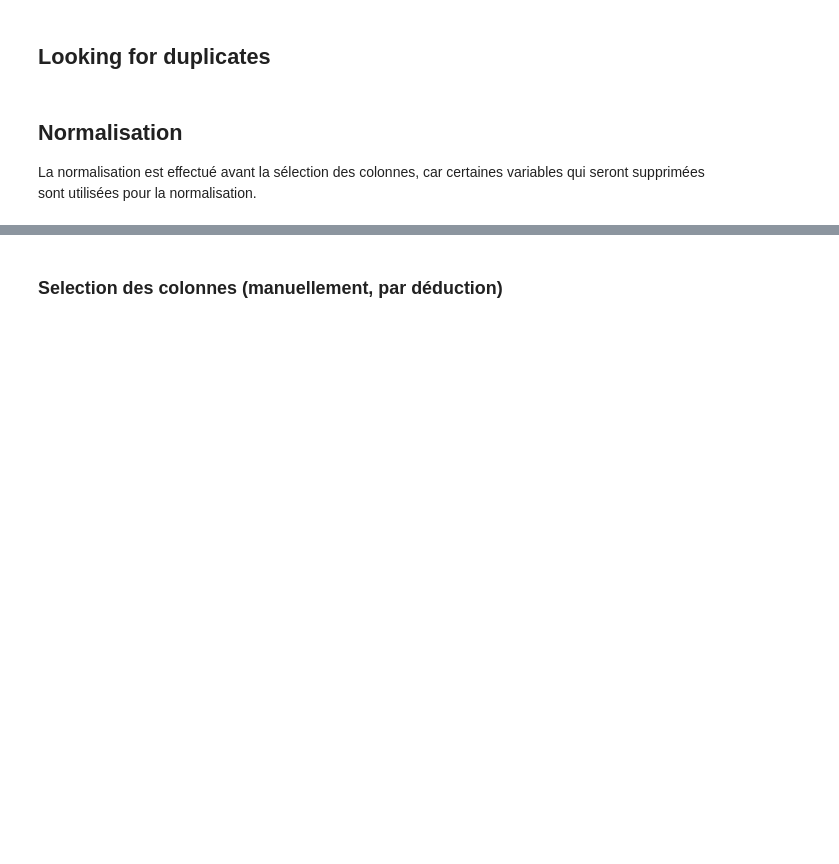
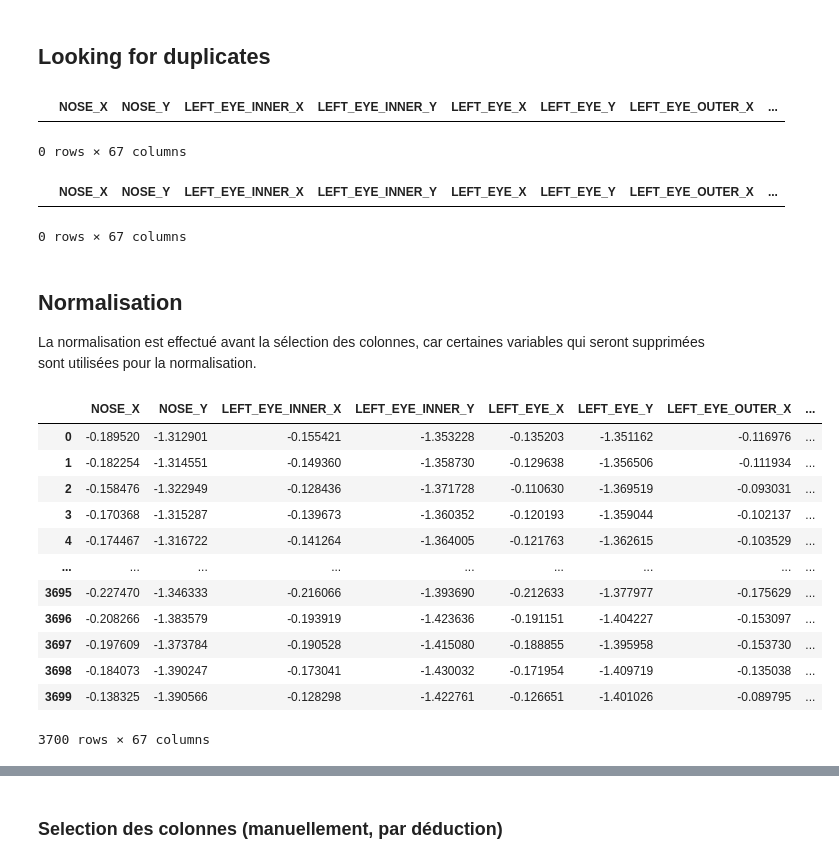
Before and after one commit to Neirpy/projet_pluri_2, a Jupyter notebook: IA/data_preprocessing.ipynb, the cells around one changed output, grey strips where cells are left out. Drawn from its saved outputs; the diff is of its cells as text; code cells hidden in the pictures; blank space fills up the shorter version.

```diff
--- a/IA/data_preprocessing.ipynb
+++ b/IA/data_preprocessing.ipynb
@@ -13,3 +17,9 @@ df_move, df_speed = find_all_from_directory()
+# %%
+data_augmentation_move_excluded = ["Unnamed: 0","id", "action"]
+df_move_augmented = data_augmentation(df_move, exclude_columns=data_augmentation_move_excluded)
+
+data_augmentation_speed_excluded = ["Unnamed: 0","id", "vitesse"]
+df_speed_augmented = data_augmentation(df_speed, exclude_columns=data_augmentation_speed_excluded)
 # %% [markdown]
 ## Rapide observation des datasets
 
@@ -31,6 +93,6 @@ df_speed.describe()
 # %% [markdown]
 ## Remove unused columns
 # %%
-df_move.drop(["Unnamed: 0","id"], axis=1, inplace=True)
-df_speed.drop(["Unnamed: 0","id"], axis=1, inplace=True)
+df_move_augmented.drop(["Unnamed: 0","id"], axis=1, inplace=True)
+df_speed_augmented.drop(["Unnamed: 0","id"], axis=1, inplace=True)
 # %%
@@ -38,15 +108,35 @@ df_move.head()
 # %% [markdown]
 ## Looking for duplicates
 # %%
-df_move[df_move.duplicated()]
+df_move_augmented[df_move_augmented.duplicated()]
+# %% [output]
+|  | NOSE_X | NOSE_Y | LEFT_EYE_INNER_X | LEFT_EYE_INNER_Y | LEFT_EYE_X | LEFT_EYE_Y | LEFT_EYE_OUTER_X | ... |
+0 rows × 67 columns
 # %%
-df_speed[df_speed.duplicated()]
+df_speed_augmented[df_speed_augmented.duplicated()]
+# %% [output]
+|  | NOSE_X | NOSE_Y | LEFT_EYE_INNER_X | LEFT_EYE_INNER_Y | LEFT_EYE_X | LEFT_EYE_Y | LEFT_EYE_OUTER_X | ... |
+0 rows × 67 columns
 # %% [markdown]
 ## Normalisation
 
 La normalisation est effectué avant la sélection des colonnes, car certaines variables qui seront supprimées sont utilisées pour la normalisation.
 # %%
-df_move_normalize = normalize(df_move)
+df_move_normalize = normalize(df_move_augmented)
 df_move_normalize
+# %% [output]
+|  | NOSE_X | NOSE_Y | LEFT_EYE_INNER_X | LEFT_EYE_INNER_Y | LEFT_EYE_X | LEFT_EYE_Y | LEFT_EYE_OUTER_X | ... |
+| 0 | -0.189520 | -1.312901 | -0.155421 | -1.353228 | -0.135203 | -1.351162 | -0.116976 | ... |
+| 1 | -0.182254 | -1.314551 | -0.149360 | -1.358730 | -0.129638 | -1.356506 | -0.111934 | ... |
+| 2 | -0.158476 | -1.322949 | -0.128436 | -1.371728 | -0.110630 | -1.369519 | -0.093031 | ... |
+| 3 | -0.170368 | -1.315287 | -0.139673 | -1.360352 | -0.120193 | -1.359044 | -0.102137 | ... |
+| 4 | -0.174467 | -1.316722 | -0.141264 | -1.364005 | -0.121763 | -1.362615 | -0.103529 | ... |
+| ... | ... | ... | ... | ... | ... | ... | ... | ... |
+| 3695 | -0.227470 | -1.346333 | -0.216066 | -1.393690 | -0.212633 | -1.377977 | -0.175629 | ... |
+| 3696 | -0.208266 | -1.383579 | -0.193919 | -1.423636 | -0.191151 | -1.404227 | -0.153097 | ... |
+| 3697 | -0.197609 | -1.373784 | -0.190528 | -1.415080 | -0.188855 | -1.395958 | -0.153730 | ... |
+| 3698 | -0.184073 | -1.390247 | -0.173041 | -1.430032 | -0.171954 | -1.409719 | -0.135038 | ... |
+| 3699 | -0.138325 | -1.390566 | -0.128298 | -1.422761 | -0.126651 | -1.401026 | -0.089795 | ... |
+3700 rows × 67 columns
 # %%
 df_move_normalize.describe()
```
Also changed, not shown: parts of 21 cells of this notebook, 6 other files.
